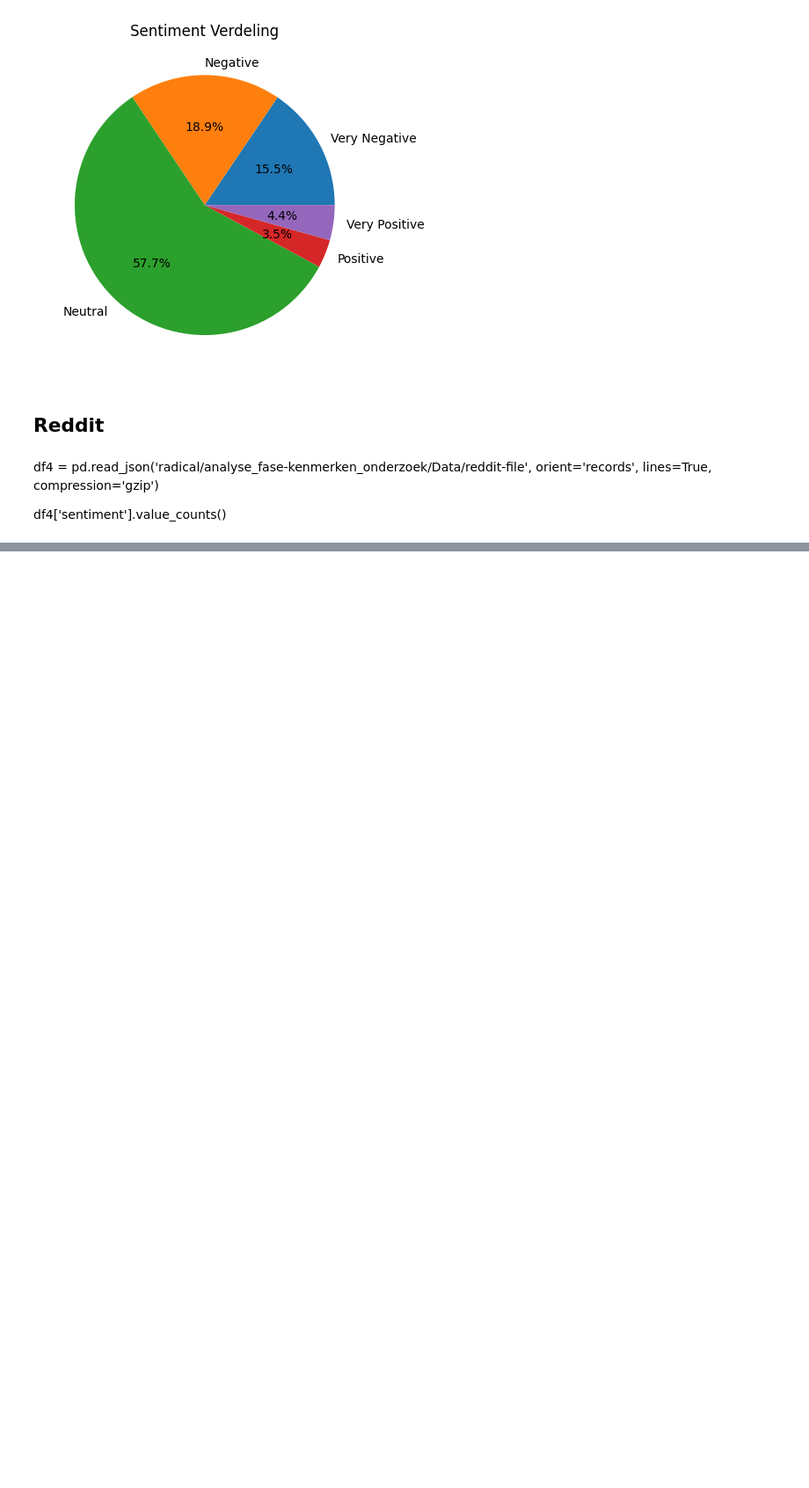
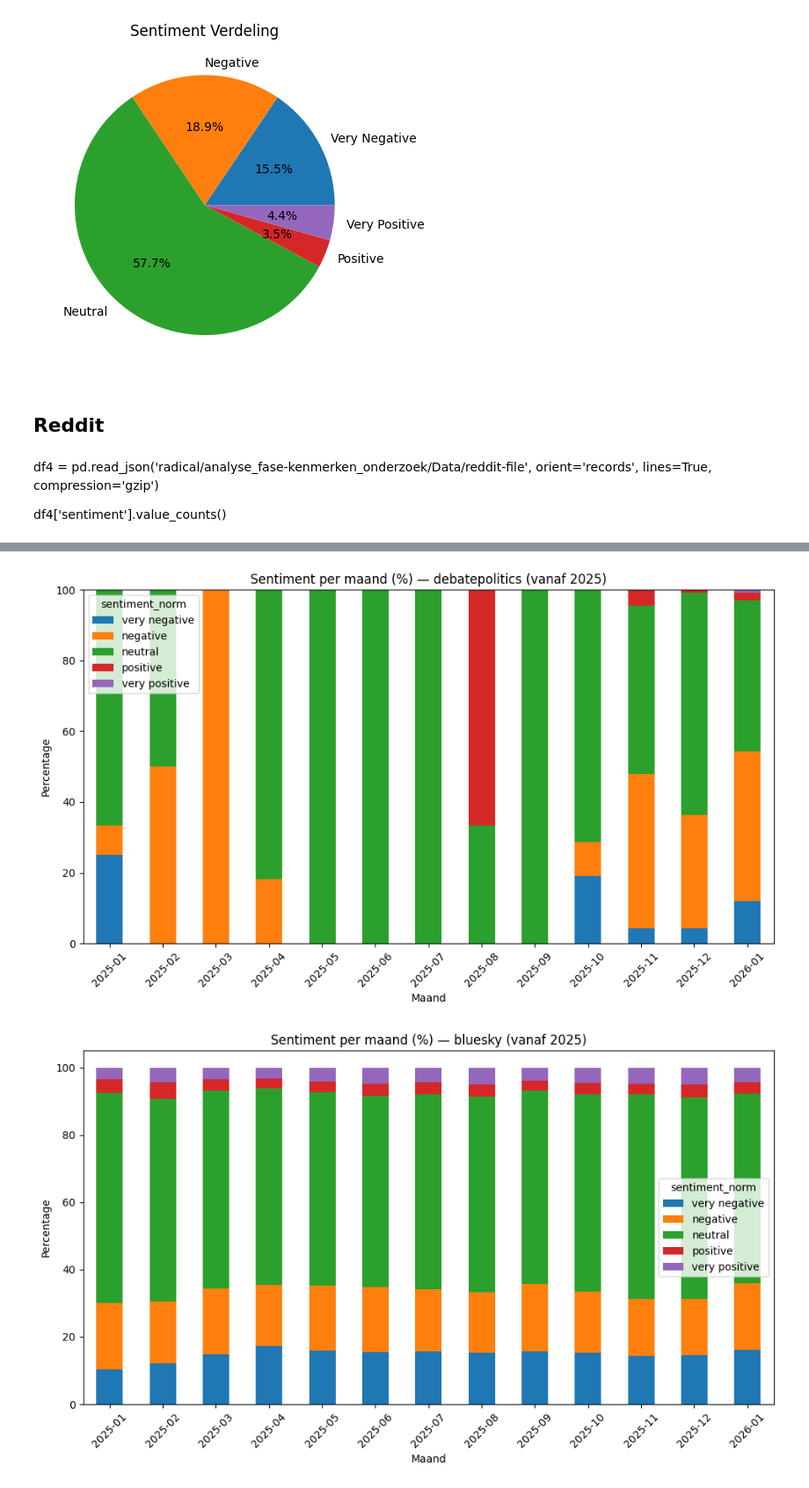
Before and after one commit to ManzerX/radical, a Jupyter notebook: analyse_fase-kenmerken_onderzoek/Sentiment/sentiment-analyse.ipynb, the cells around one changed output, grey strips where cells are left out. Shown at 88% size. Cells and saved outputs as stored; diff of their text form; code cells hidden in the pictures; blank space fills up the shorter version.

```diff
--- a/analyse_fase-kenmerken_onderzoek/Sentiment/sentiment-analyse.ipynb
+++ b/analyse_fase-kenmerken_onderzoek/Sentiment/sentiment-analyse.ipynb
@@ -180,0 +239,10 @@ df4['sentiment'].value_counts()
+# %%
+SENTIMENT_ORDER = ["very negative", "negative", "neutral", "positive", "very positive"]
+MIN_YEAR = 2025  # drop alles onder 2025
+
+# Zet hier dataset namen + (dataframe, datetime_kolom, sentiment_kolom)
+DATASETS = {
+    "debatepolitics": (df, "post.created_at", "sentiment"),
+    "bluesky": (df3, "posted_at", "sentiment"),
+    "youtube": (df_yt_comment, "published_at", "sentiment"),
+}
@@ -180,0 +295,30 @@ df4['sentiment'].value_counts()
+# %%
+prepared = {}
+mc_map = {}
+mp_map = {}
+nr_map = {}
+
+for name, (d, dt_col, s_col) in DATASETS.items():
+    d2 = prepare_df(d, dt_col, s_col)
+    prepared[name] = d2
+
+    mc = monthly_counts(d2)
+    mc_map[name] = mc
+
+    mp = monthly_percent(mc)
+    mp_map[name] = mp
+
+    nr = negativity_ratio(mc)
+    nr_map[name] = nr
+# %%
+for name, mp in mp_map.items():
+    ax = mp.plot(kind="bar", stacked=True, figsize=(10, 6))
+    ax.set_title(f"Sentiment per maand (%) — {name} (vanaf {MIN_YEAR})")
+    ax.set_xlabel("Maand")
+    ax.set_ylabel("Percentage")
+    plt.xticks(rotation=45)
+    plt.tight_layout()
+    plt.show()
+# %% [output]
+[figure, added]
+[figure, added]
```
Also changed, not shown: parts of 12 cells of this notebook, 2 other files.
